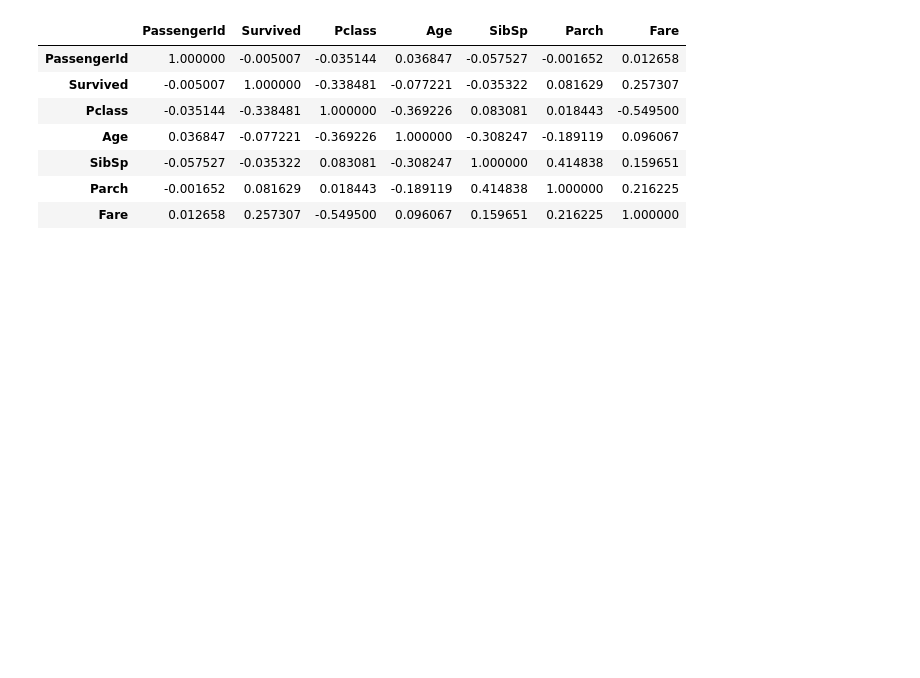
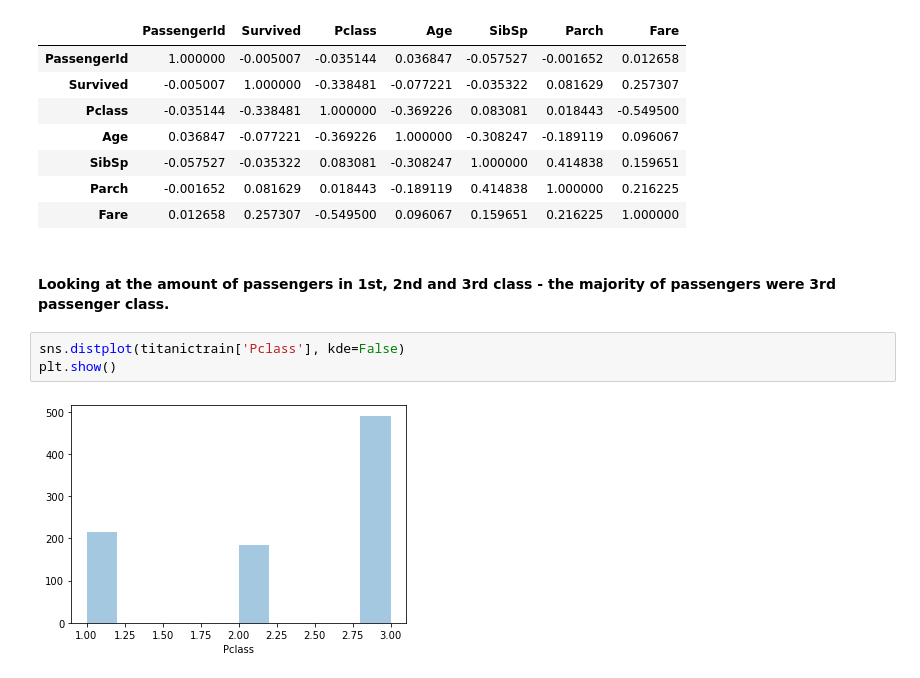
Before and after one commit to Thop2/TitanicSurvivalPrediction, a Jupyter notebook: TitanicEDA.ipynb, the cells around one changed output. Drawn from its saved outputs; the diff is of its cells as text; blank space fills up the shorter version.

```diff
--- a/TitanicEDA.ipynb
+++ b/TitanicEDA.ipynb
@@ -95,3 +108,10 @@ titanictrain.corr()
 | SibSp | -0.057527 | -0.035322 | 0.083081 | -0.308247 | 1.000000 | 0.414838 | 0.159651 |
 | Parch | -0.001652 | 0.081629 | 0.018443 | -0.189119 | 0.414838 | 1.000000 | 0.216225 |
 | Fare | 0.012658 | 0.257307 | -0.549500 | 0.096067 | 0.159651 | 0.216225 | 1.000000 |
+# %% [markdown]
+#### Looking at the amount of passengers in 1st, 2nd and 3rd class - the majority of passengers were 3rd passenger class.
+# %%
+sns.distplot(titanictrain['Pclass'], kde=False)
+plt.show()
+# %% [output]
+[figure, added]
```
Also changed, not shown: parts of 17 cells of this notebook.
